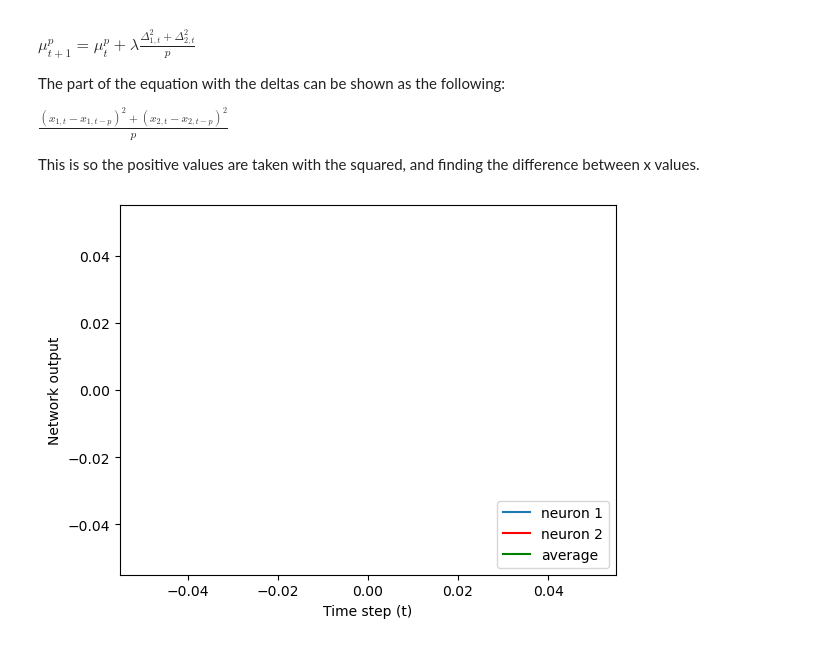
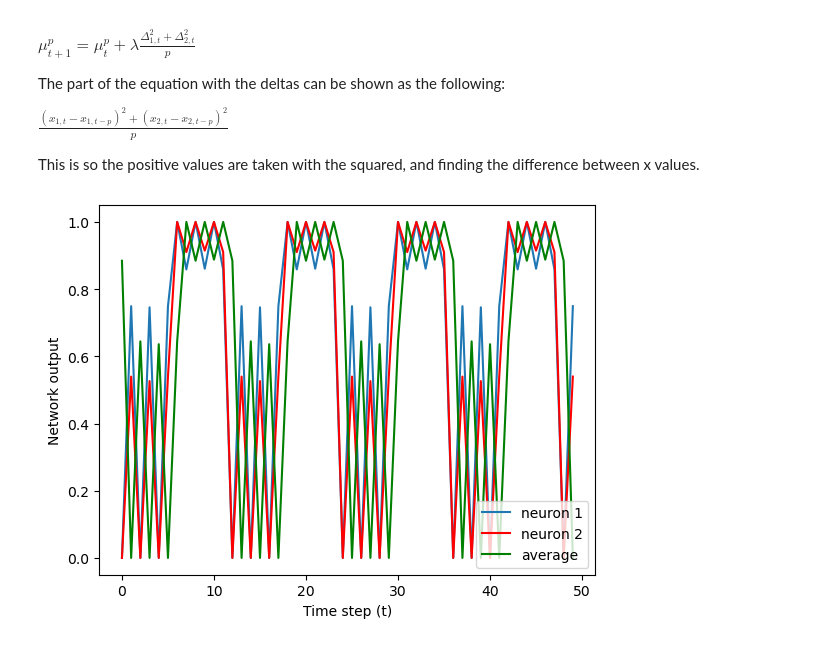
Before and after one commit to shepai/Chaos-Robotics, a Jupyter notebook: Simulation/OpenAIGym/open_ai_example.ipynb, the cells around one changed output. Saved outputs shown, nothing was run; the diff lists cells and outputs as text; code cells hidden in the pictures.

Commit message:
show all neurons

```diff
--- a/Simulation/OpenAIGym/open_ai_example.ipynb
+++ b/Simulation/OpenAIGym/open_ai_example.ipynb
@@ -607,42 +607,40 @@ weights=np.random.normal(1,0.5,(2,2))
 
 outputs=np.zeros((2,steps))
 
 def sigmoid(x):
     return (1/(1+np.exp(-1*x)))
 
 def step(i,t,mus,Cp,x,j):
     global p_count
     p=pp[p_count]
-    #mus[t+1]=(mus[t]**p)+lambda_*(((x[0][t]-x[0][t-p])**2+(x[1][t]-x[1][t-p])**2)/p)
-    #Cp[i][t]=
+    #apply mathematic formula
 
-    mus[t+1]=(mus[t-1]**p)+lambda_*(((x[0][t-1]-x[0][t-1-p])**2+(x[1][t]-x[1][t-1-p])**2)/p)
+    mus[t+1]=(mus[t-1]**p)+lambda_*(((x[0][t-1]-x[0][t-1-p])**2+(x[1][t-1]-x[1][t-1-p])**2)/p)
     Cp[i][t]=(mus[t])*((weights[i][i]*(x[i][t]-x[i][t-p]))+(weights[i][j]*(x[j][t]-x[j][t-p])))
     a=sigmoid(thetas[i]+(weights[i][i]*x[i][t])+(weights[i][j]*x[j][t])+Cp[i][t])
     x[i][t+1]=a
+    return x
 
 t=1
 for st in range(steps-2):
-    """if i%1==0: #random inputs
-        x[0][t+1]=random.randint(-3,3)
-        x[1][t+1]=random.randint(-3,3)"""
+    #loop through the generation loop
     t=st+1
-    step(0,t,mus,Cp,x,1)
-    step(1,t,mus,Cp,x,0)
+    x=step(0,t,mus,Cp,x,1)
+    x=step(1,t,mus,Cp,x,0)
     outputs[0][t]=x[0][t+1]
     outputs[1][t]=x[1][t+1]
 
 plt.ylabel("Network output")
 plt.xlabel("Time step (t)")
 
 avg_out=((x[0]+x[1])/2)[:-1]
-plt.plot(outputs[0][600:630],label="neuron 1")
+plt.plot(outputs[0][50:100],label="neuron 1")
 #plt.plot(outputs[0][:-1],'bo')
-plt.plot(outputs[1][600:630],c="r",label="neuron 2")
+plt.plot(outputs[1][50:100],c="r",label="neuron 2")
 #plt.plot(outputs[1][:-1],'bo',c="r")
-plt.plot(avg_out[600:630],c="g",label="average")
+plt.plot(avg_out[50:100],c="g",label="average")
 #plt.plot(avg_out,'bo',c="g")
 plt.legend(loc="lower right")
 plt.show()
 # %% [output]
-[figure, old version]
+[figure, new version]
```
Also changed, not shown: parts of 1 cell of this notebook, 1 other file.
